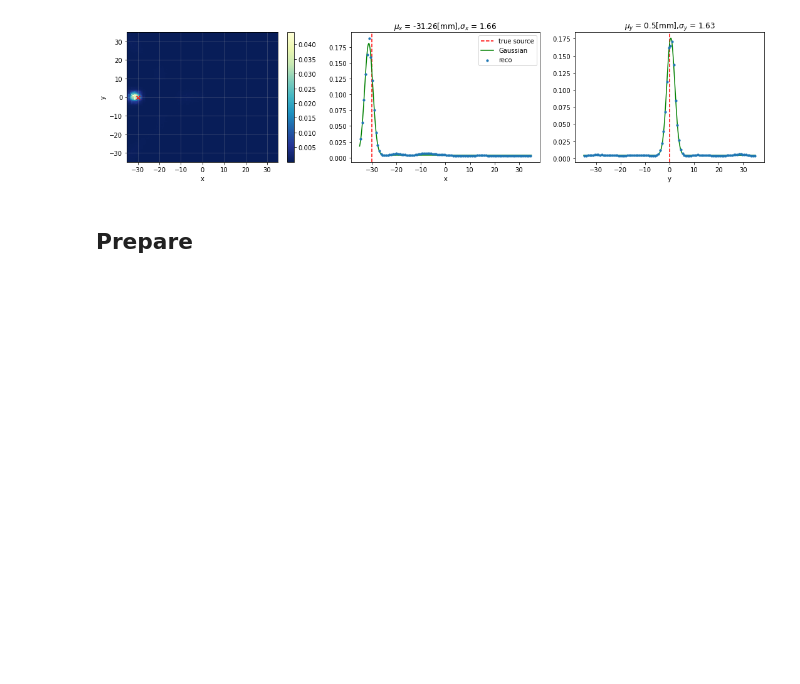
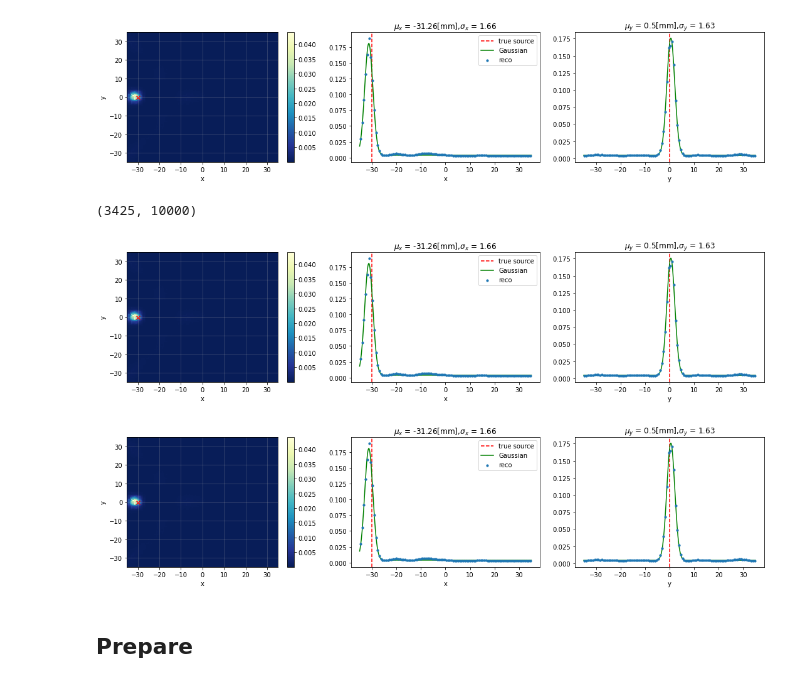
Before and after one commit to SiFi-CC/SiFi-CM-Python, a Jupyter notebook: demo/hypmed/hypmed_analysys_complete.ipynb, the cells around one changed output. Drawn from its saved outputs; the diff is of its cells as text; code cells hidden in the pictures; blank space fills up the shorter version.

```diff
--- a/demo/hypmed/hypmed_analysys_complete.ipynb
+++ b/demo/hypmed/hypmed_analysys_complete.ipynb
@@ -105,6 +106,18 @@ reco = Reco_image(reco_obj, edges, true_pos=true_pos)
 fig = reco.plot()
 # %% [output]
 [figure]
+# %%
+matrix_all.shape
+# %% [output]
+(3425, 10000)
+# %%
+reco_obj2 = raux.reco_mlem_test(matrix_all, image, 100)
+# %%
+reco2 = Reco_image(reco_obj2, edges, true_pos=true_pos)
+reco2.plot()
+# %% [output]
+[figure, added]
+[figure, added]
 # %% [markdown]
 ## Prepare
 # %%
```
Also changed, not shown: parts of 6 cells of this notebook, 7 other files.
